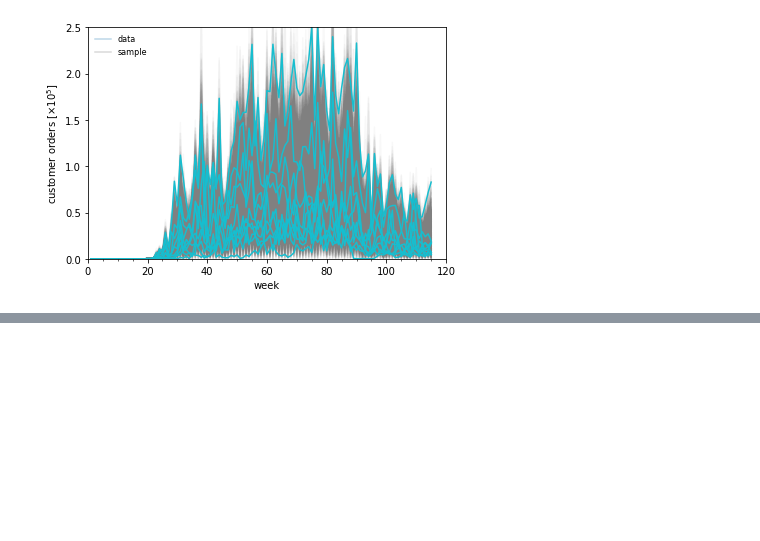
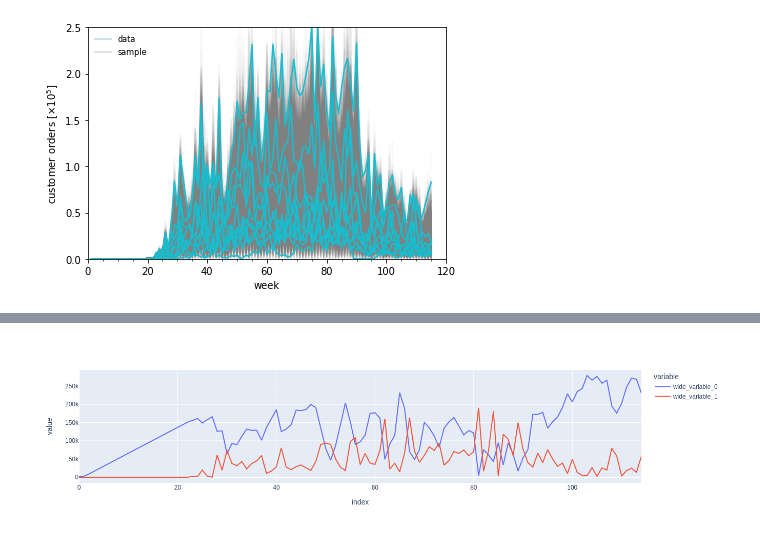
Before and after one commit to kushal-10/inventory-dynamics, a Jupyter notebook: neural_control/experiments/lstms.ipynb, the cells around one changed output, grey strips where cells are left out. Cells and saved outputs as stored; diff of their text form; code cells hidden in the pictures; blank space fills up the shorter version.

```diff
--- a/neural_control/experiments/lstms.ipynb
+++ b/neural_control/experiments/lstms.ipynb
@@ -192,2 +327,4 @@ costs
 # %%
-invs
+px.line(y=[invs[0, :], demands[0, 1:]])
+# %% [output]
+[figure, added]
```
Also changed, not shown: parts of 25 cells of this notebook, 9 other files.
